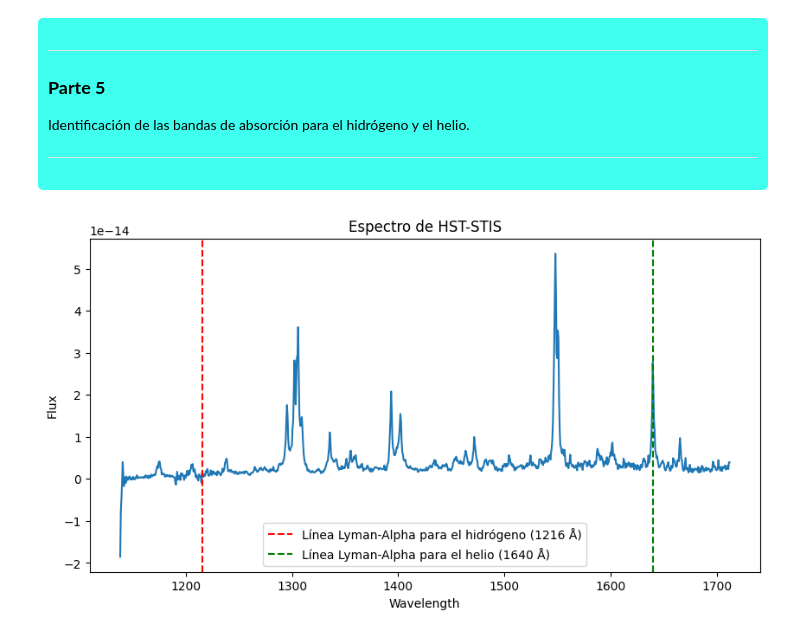
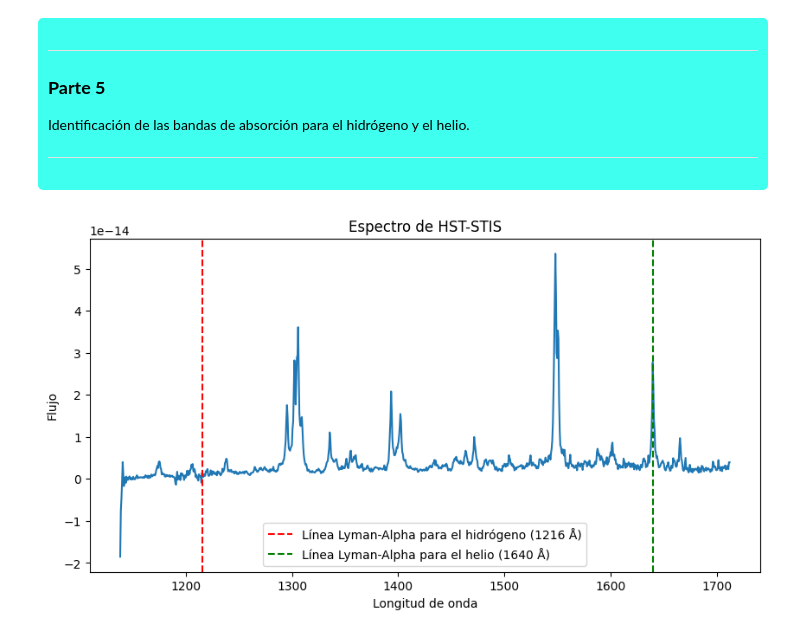
Before and after one commit to B-Namor/AtmosphericCharacterizationUsingFourierAnalisis, a Jupyter notebook: Proyecto.ipynb, the cells around one changed output. Drawn from its saved outputs; the diff is of its cells as text; code cells hidden in the pictures.

```diff
--- a/Proyecto.ipynb
+++ b/Proyecto.ipynb
@@ -38,7 +38,7 @@ Lectura del archivo y grafico de la radiación solar en función del tiempo.
 </div>
 # %%
 # Se lee el archivo
-file = '-'
+file = '/Users/b-namor/Downloads/VSCode/FC4/AtmosphericCharacterizationUsingFourierAnalisis/Datos de muestra/HST-STIS/HST/hst_hasp_8317_stis_t-tau_o5ex/hst_8317_stis_t-tau_sg140l_o5ex_cspec.fits'
 with fits.open(file) as fitFile:
     data = fitFile[1].data
     wavelength = data['WAVELENGTH'][0]
@@ -58,6 +58,6 @@ plt.ylabel("Flux")
 plt.title("Espectro de HST-STIS")
 plt.show()
 
-print("Se graficó el espectro debido a que los datos obtenidos tienen flujo no radiación solar")
+print("Se graficó el espectro debido a que los datos obtenidos tienen flujo no radiación solar, para ver un gráfico respecto al tiempo ver el otro documento generado aparte con otros datos.")
 # %% [output]
 [figure]
@@ -112,13 +113,13 @@ Identificación de las bandas de absorción para el hidrógeno y el helio.
 # %%
 # A partir de lo obtenido en la parte 2
 plt.figure(figsize=(10,5))
 plt.plot(df['wavelength'], df['flux'])
-plt.xlabel("Wavelength")
-plt.ylabel("Flux")
+plt.xlabel("Longitud de onda")
+plt.ylabel("Flujo")
 plt.title("Espectro de HST-STIS")
 plt.axvline(x=1216, color="r", linestyle="--", label="Línea Lyman-Alpha para el hidrógeno (1216 Å)")
 plt.axvline(x=1640, color="g", linestyle="--", label="Línea Lyman-Alpha para el helio (1640 Å)")
 plt.legend()
 plt.show()
 # %% [output]
-[figure, old version]
+[figure, new version]
```
Also changed, not shown: parts of 4 cells of this notebook.
